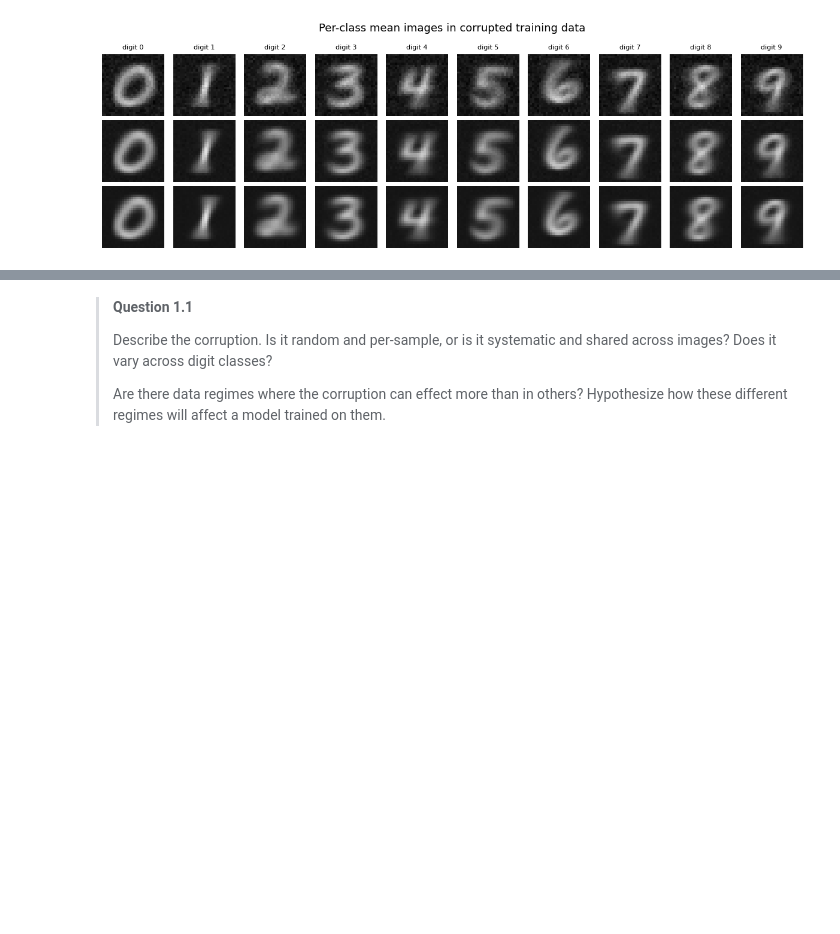
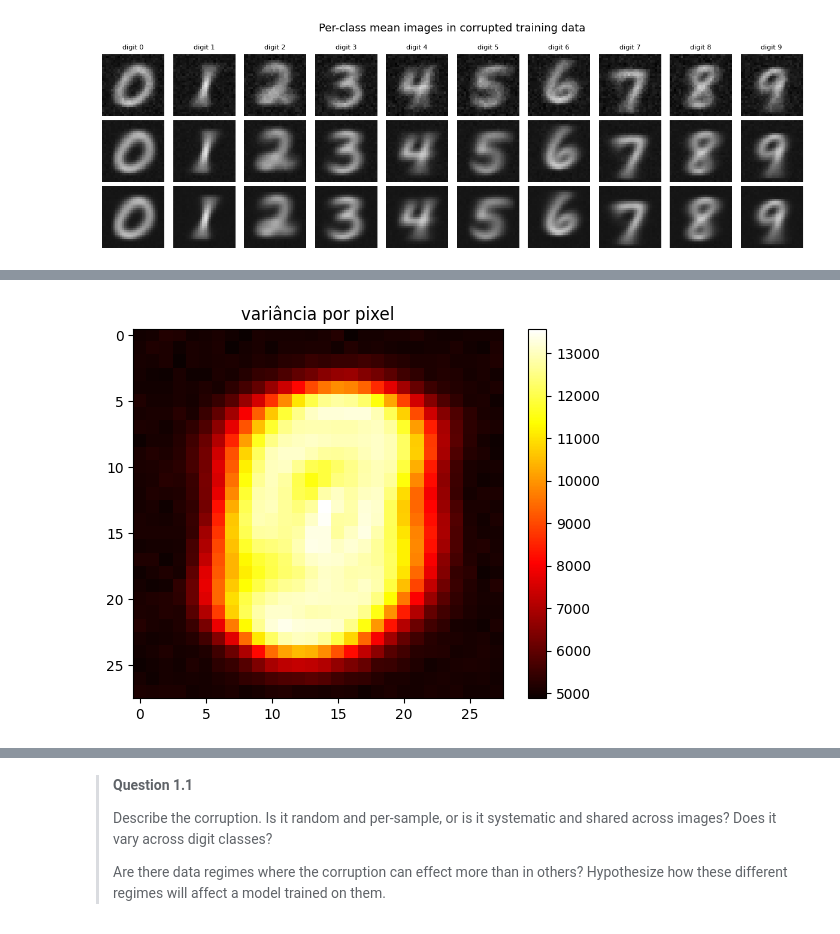
Before and after one commit to sofiavvb/ml, a Jupyter notebook: Tarefa02/mc886_1s2025_assignment_2.ipynb, the cells around one changed output, grey strips where cells are left out. Cells and saved outputs as stored; diff of their text form; code cells hidden in the pictures; blank space fills up the shorter version.

```diff
--- a/Tarefa02/mc886_1s2025_assignment_2.ipynb
+++ b/Tarefa02/mc886_1s2025_assignment_2.ipynb
@@ -195,2 +195,13 @@ plt.show()
 # %%
 # Implement other visualizations to understand the corruption.
+# %%
+# aq ver a variancia por pixel
+
+var_img = X_full.var(axis=0)
+
+plt.imshow(var_img, cmap="hot")
+plt.title("variância por pixel")
+plt.colorbar()
+plt.show()
+# %% [output]
+[figure, added]
```
Also changed, not shown: parts of 6 cells of this notebook.
